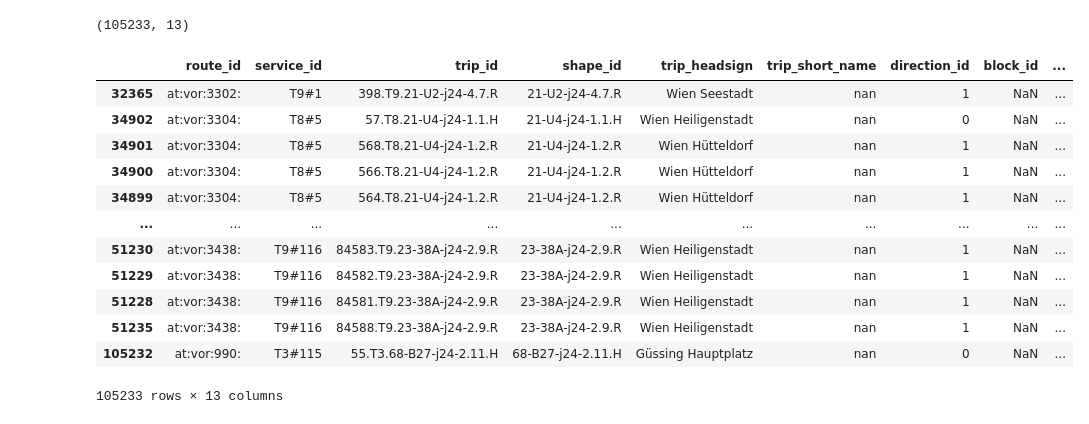
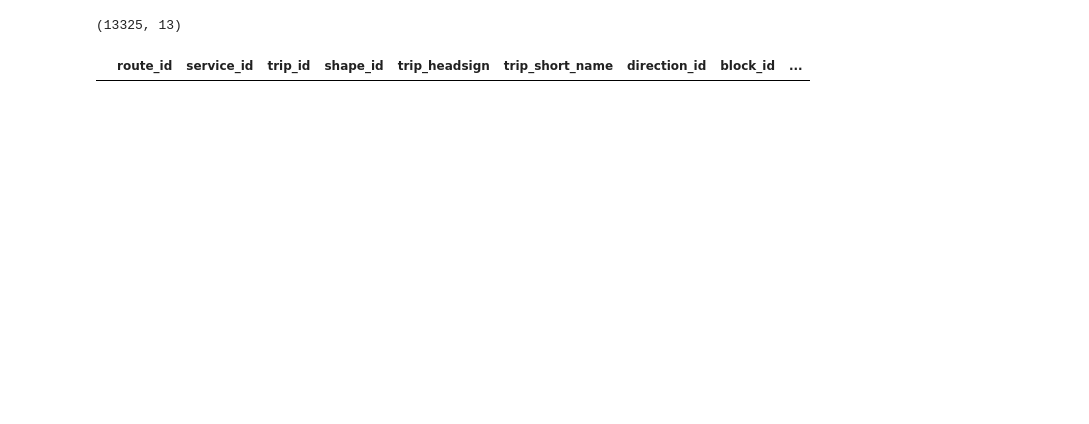
Before and after one commit to LeonRischar/ptsql_austria, a Jupyter notebook: src/test_cleaned.ipynb, the cells around one changed output. Saved outputs shown, nothing was run; the diff lists cells and outputs as text; code cells hidden in the pictures; blank space fills up the shorter version.

```diff
--- a/src/test_cleaned.ipynb
+++ b/src/test_cleaned.ipynb
@@ -46,5 +56,8 @@ route_type_translation = {0: 2, 1: 1, 2: 0, 3: 3, 11: 3, }
 # %%
 def lookup_category(interval, t_cat):
+    """
+    Lookup the stop category based on the interval and the transport type.
+    """
     if interval < 5:
         return table[0][t_cat]
     elif interval <= 10:
@@ -62,10 +75,24 @@ def lookup_category(interval, t_cat):
     else:
         return table[7][t_cat]
 
-def detect_route_type(trips_name, route_type):
+def category_to_roman(t_cat, reverse=False):
+    """
+    Convert a category to a roman numeral or vice versa if reverse is True
+    """
+    roman_numerals = ["I", "II", "III", "IV", "V", "VI", "VII", "VIII", "X"]
+    if reverse:
+        return roman_numerals.index(t_cat)
+    return roman_numerals[t_cat]
+
+def detect_route_type(trip_name, route_type):
+    """
+    Detect the type of transportation based on the trip name and the route type
+    By default, the transport type is only based on the route type.
+    For route type 2 (train), the trip_name is used, to further distinguish between different trains, if available.
+    """
     # TODO: also consider route_short/long_name ???
-    if route_type == 2 and not pd.isna(trips_name):
-        trips_name = trips_name.lower()
+    if route_type == 2 and not pd.isna(trip_name):
+        trips_name = trip_name.lower()
         if any(x in trips_name for x in ["rj", "rjx", "nj", "en", "ic", "ec", "ice", "ecb", "rex"]): #fernverkehr
             return 0
         else:
@@ -139,28 +166,16 @@ trips_full.head()
 # %%
 # merge trips with routes information
 routes_trips = pd.merge(trips_full, routes, on='route_id', how='left')
 
 # translate route type
 routes_trips['trip_short_name'] = routes_trips['trip_short_name'].astype('str')
 routes_trips['rank'] = routes_trips.apply(lambda x: detect_route_type(x['trip_short_name'], x['route_type']), axis=1)
 
 print(routes_trips.shape)
-routes_trips.sort_values(by=['rank'])
+routes_trips[routes_trips['rank'].isna()]
 # %% [output]
-(105233, 13)
+(13325, 13)
 |  | route_id | service_id | trip_id | shape_id | trip_headsign | trip_short_name | direction_id | block_id | ... |
-| 32365 | at:vor:3302: | T9#1 | 398.T9.21-U2-j24-4.7.R | 21-U2-j24-4.7.R | Wien Seestadt | nan | 1 | NaN | ... |
-| 34902 | at:vor:3304: | T8#5 | 57.T8.21-U4-j24-1.1.H | 21-U4-j24-1.1.H | Wien Heiligenstadt | nan | 0 | NaN | ... |
-| 34901 | at:vor:3304: | T8#5 | 568.T8.21-U4-j24-1.2.R | 21-U4-j24-1.2.R | Wien Hütteldorf | nan | 1 | NaN | ... |
-| 34900 | at:vor:3304: | T8#5 | 566.T8.21-U4-j24-1.2.R | 21-U4-j24-1.2.R | Wien Hütteldorf | nan | 1 | NaN | ... |
-| 34899 | at:vor:3304: | T8#5 | 564.T8.21-U4-j24-1.2.R | 21-U4-j24-1.2.R | Wien Hütteldorf | nan | 1 | NaN | ... |
-| ... | ... | ... | ... | ... | ... | ... | ... | ... | ... |
-| 51230 | at:vor:3438: | T9#116 | 84583.T9.23-38A-j24-2.9.R | 23-38A-j24-2.9.R | Wien Heiligenstadt | nan | 1 | NaN | ... |
-| 51229 | at:vor:3438: | T9#116 | 84582.T9.23-38A-j24-2.9.R | 23-38A-j24-2.9.R | Wien Heiligenstadt | nan | 1 | NaN | ... |
-| 51228 | at:vor:3438: | T9#116 | 84581.T9.23-38A-j24-2.9.R | 23-38A-j24-2.9.R | Wien Heiligenstadt | nan | 1 | NaN | ... |
-| 51235 | at:vor:3438: | T9#116 | 84588.T9.23-38A-j24-2.9.R | 23-38A-j24-2.9.R | Wien Heiligenstadt | nan | 1 | NaN | ... |
-| 105232 | at:vor:990: | T3#115 | 55.T3.68-B27-j24-2.11.H | 68-B27-j24-2.11.H | Güssing Hauptplatz | nan | 0 | NaN | ... |
-105233 rows × 13 columns
 # %%
 # prepare stops and stop_times
 stops_filtered = stops.copy()
```
Also changed, not shown: parts of 9 cells of this notebook, 6 other files.
